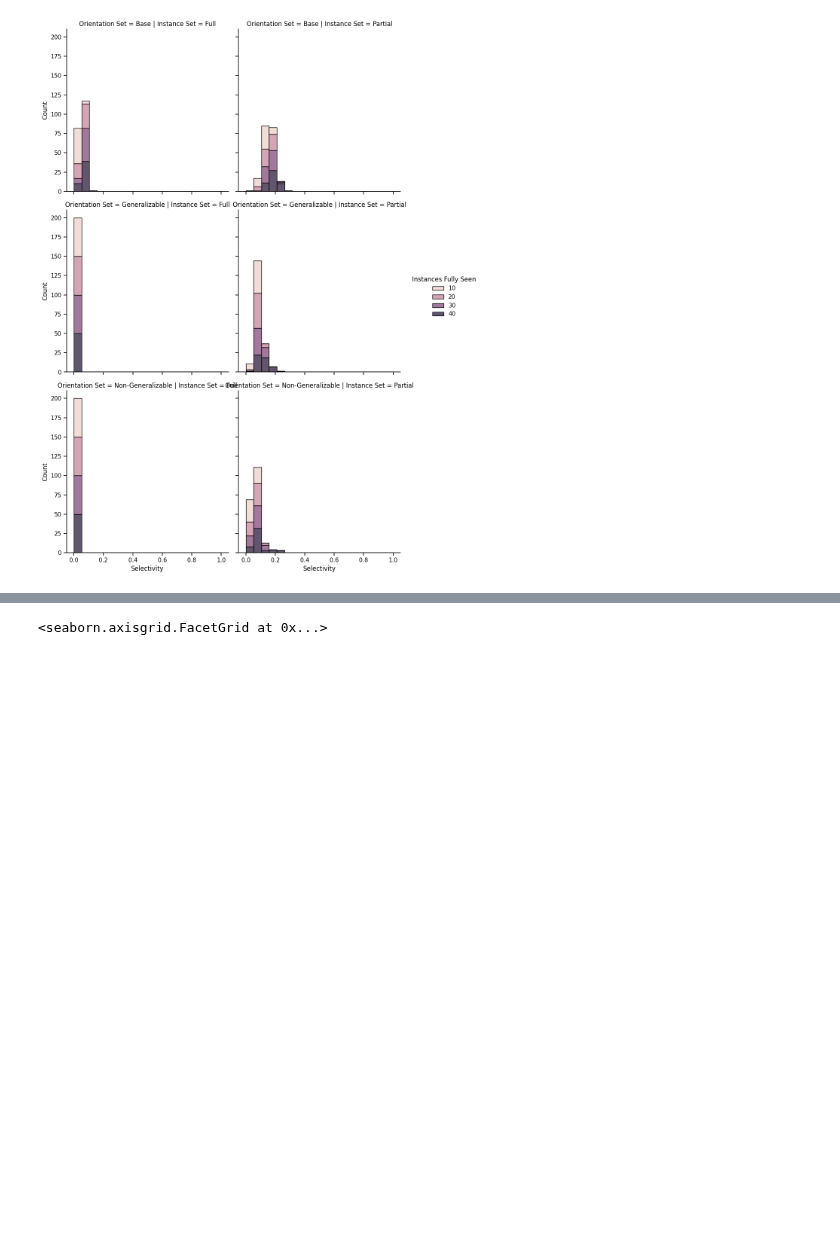
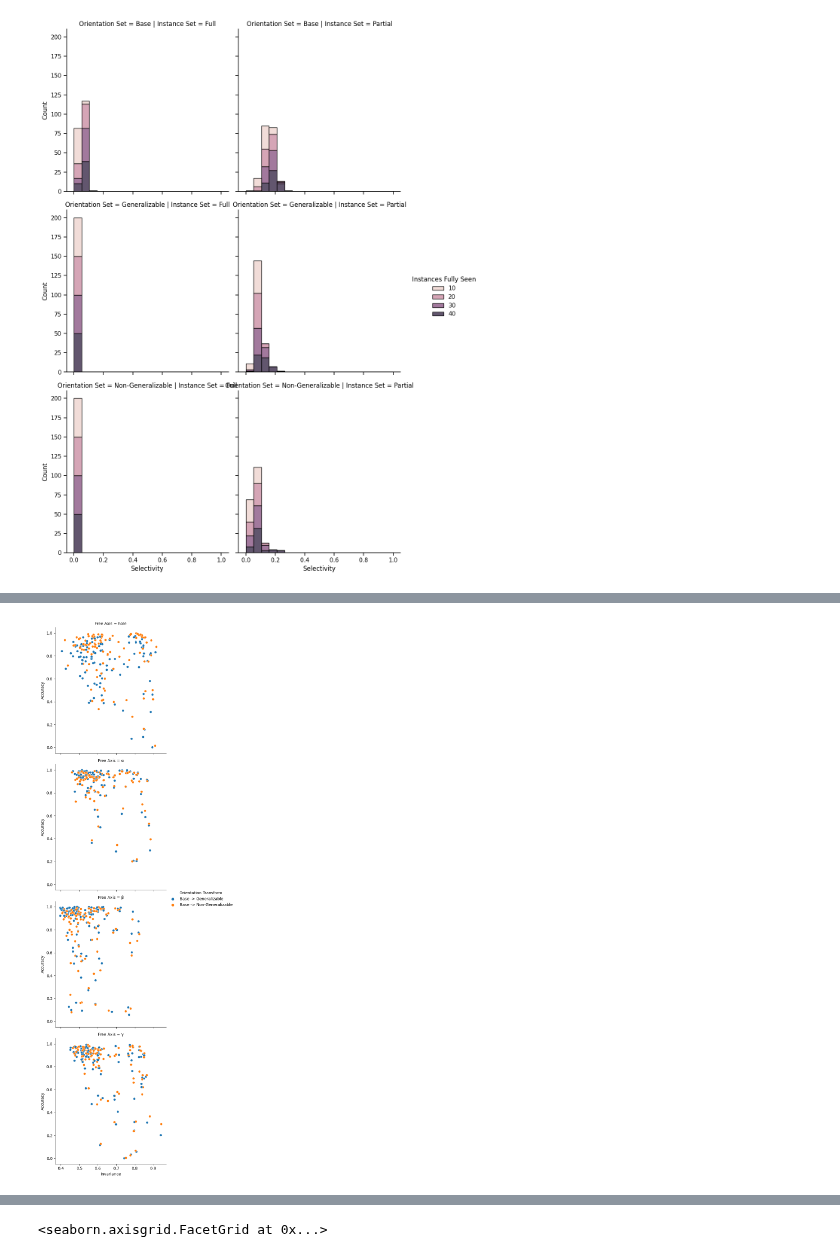
Before and after one commit to avicooper1/OOD_Orientation_Generalization, a Jupyter notebook: notebooks/analyses.ipynb, the cells around one changed output, grey strips where cells are left out. Drawn from its saved outputs; the diff is of its cells as text; code cells hidden in the pictures; blank space fills up the shorter version.

```diff
--- a/notebooks/analyses.ipynb
+++ b/notebooks/analyses.ipynb
@@ -219,0 +247,23 @@ g = sns.relplot(kind='scatter',
+# %%
+b = invariances_frame[(invariances_frame['Instance Transform'] == 'Full -> Full') & (invariances_frame['Orientation Transform'] != 'Predicted -> Not-Predicted')].copy()
+# %%
+b['Orientation Set'] = b['Orientation Transform'].apply(lambda t: t[8:])
+# %%
+g = sns.relplot(kind='scatter',
+            data=full_accuracy_frame.merge(b).groupby(['Run', 'Orientation Set', 'Instances Fully Seen',
+       'Free Axis', 'Category', 'Instance Transform', 'Orientation Transform']).mean().reset_index(),
+            # data=accuracy_frame.merge(a),
+            x='Invariance',
+            y='Accuracy',
+            hue='Orientation Transform',
+                            col_order=['plane', 'SM', 'car', 'plane -> SM', 'SM -> plane'],
+            row='Free Axis',
+                # style='Free Axis'
+           )
+# sns.move_legend(g, "lower center", bbox_to_anchor=(0.4, -0.1))
+# g.set(xscale='log', yscale='log')
+# plt.setp(g.axes.flat, xlabel='')
+# g.fig.supxlabel("Orientation Invariance for Partially Seen")
+# plt.savefig('dist_acc.png', transparent=True, dpi=300)
+# %% [output]
+[figure, added]
```
Also changed, not shown: parts of 16 cells of this notebook, 7 other files.
